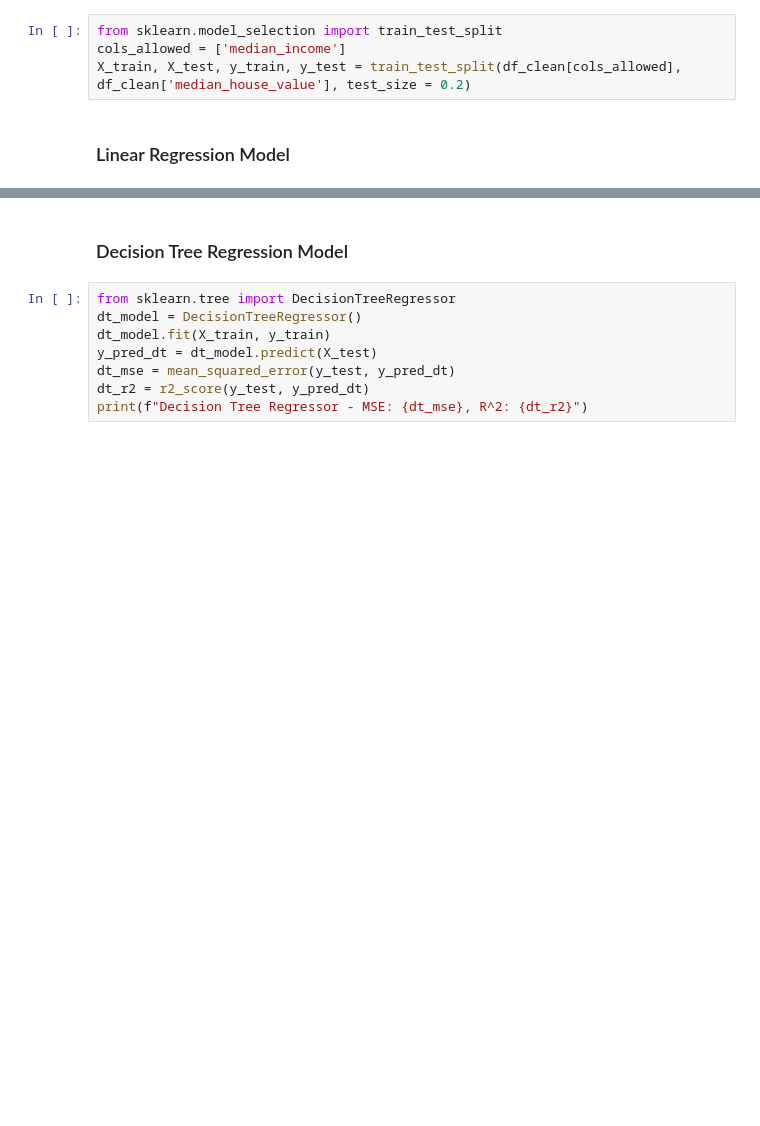
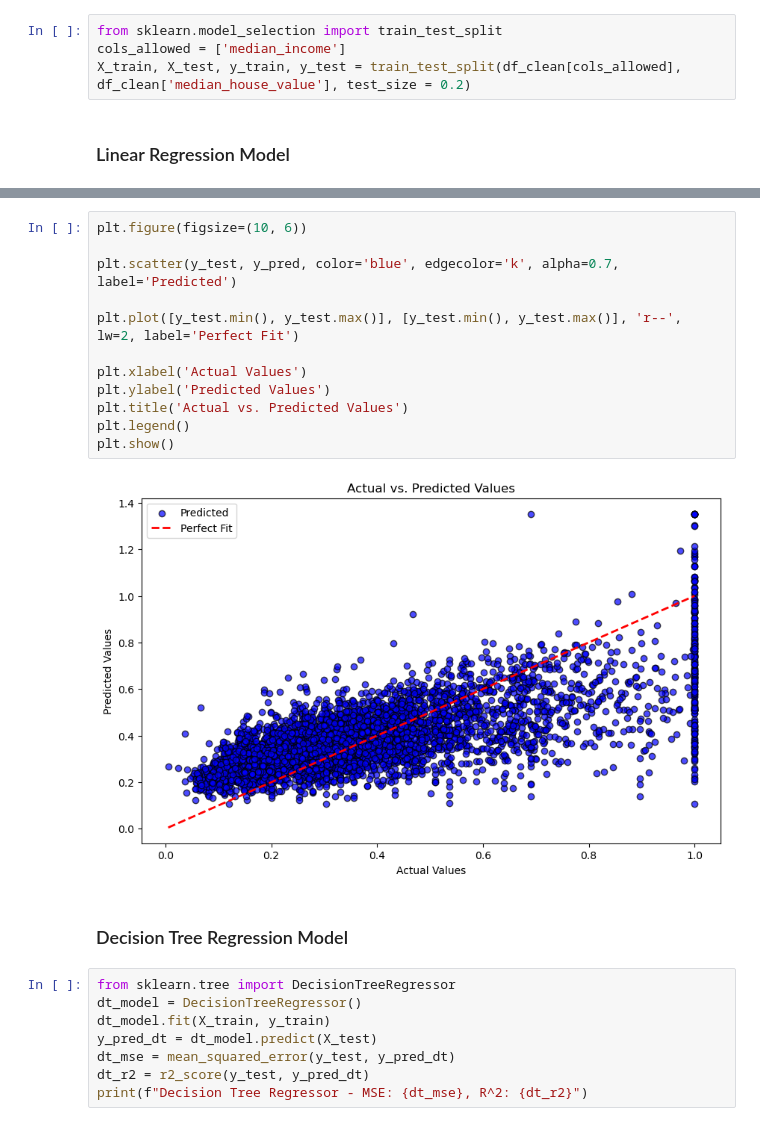
Before and after one commit to Mobeen0/Data_Science_Projects, a Jupyter notebook: housing_prices_regression.ipynb, the cells around one changed output, grey strips where cells are left out. Drawn from its saved outputs; the diff is of its cells as text; blank space fills up the shorter version.

Commit message:
added model visualiztion for models

```diff
--- a/housing_prices_regression.ipynb
+++ b/housing_prices_regression.ipynb
@@ -129,3 +129,17 @@ RMSE: 0.031141140313617567  ,  R2 Score: 0.4459334026318432
+# %%
+plt.figure(figsize=(10, 6))
+
+plt.scatter(y_test, y_pred, color='blue', edgecolor='k', alpha=0.7, label='Predicted')
+
+plt.plot([y_test.min(), y_test.max()], [y_test.min(), y_test.max()], 'r--', lw=2, label='Perfect Fit')
+
+plt.xlabel('Actual Values')
+plt.ylabel('Predicted Values')
+plt.title('Actual vs. Predicted Values')
+plt.legend()
+plt.show()
+# %% [output]
+[figure, added]
 # %% [markdown]
 ### Decision Tree Regression Model
 # %%
```
Also changed, not shown: parts of 5 cells of this notebook.
